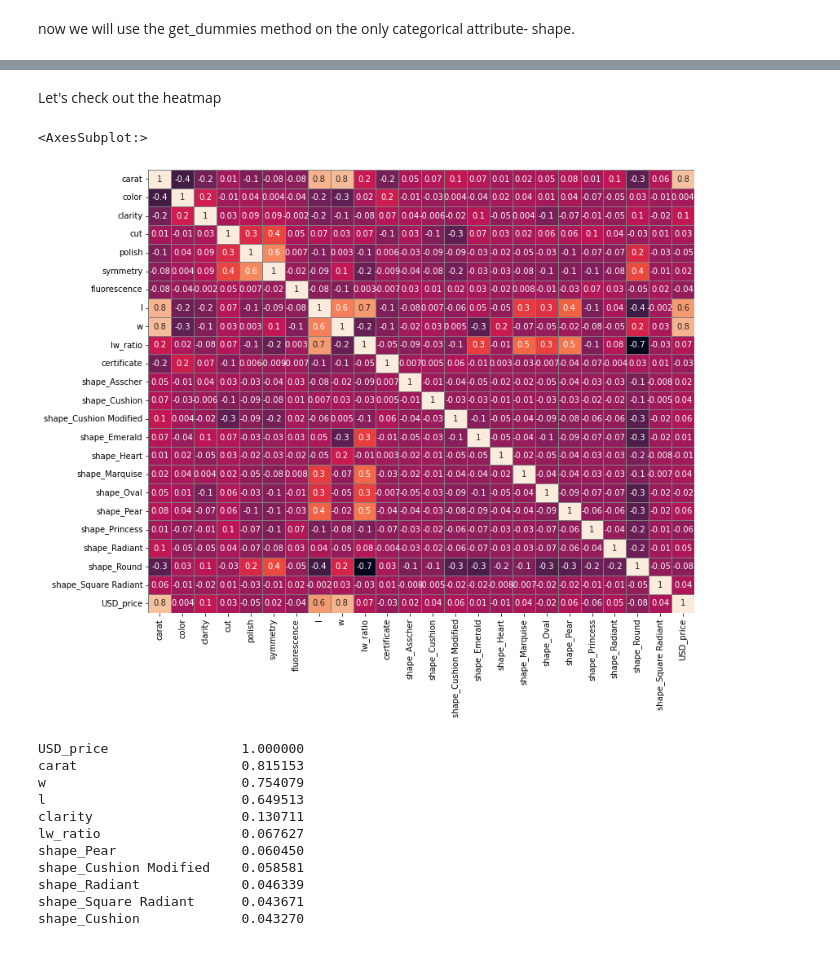
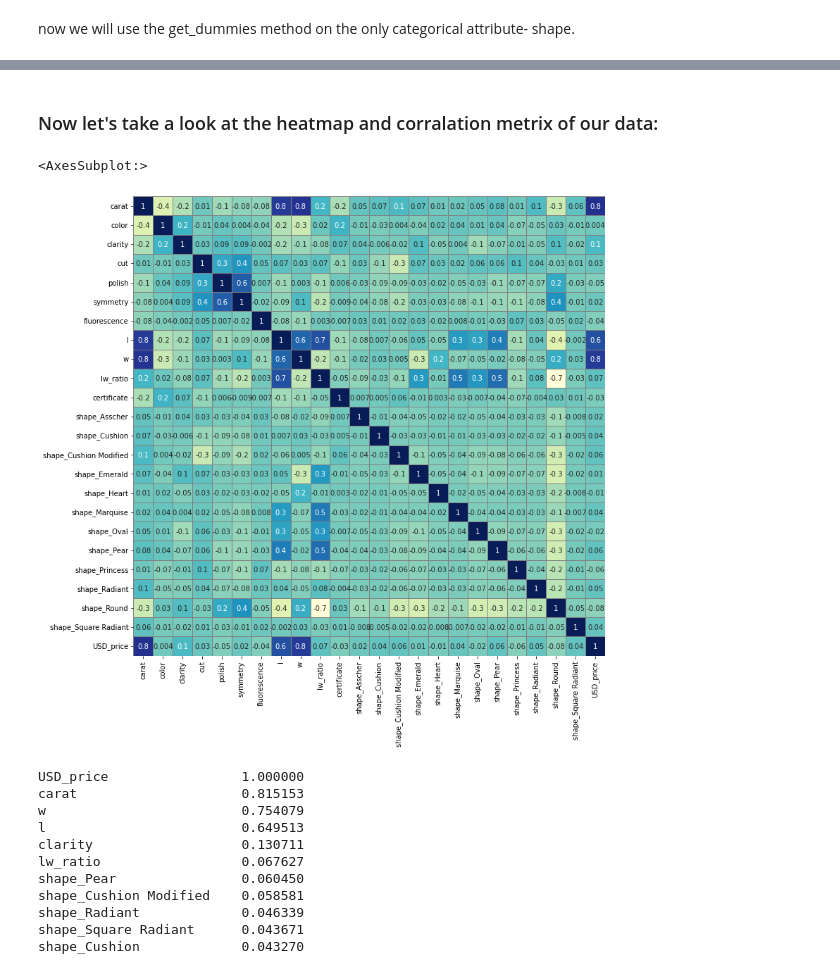
Before and after one commit to GitlerIsrael/Diamonds-price-prediction-model, a Jupyter notebook: Diamond-price-prediction-model.ipynb, the cells around one changed output, grey strips where cells are left out. Drawn from its saved outputs; the diff is of its cells as text; code cells hidden in the pictures.

```diff
--- a/Diamond-price-prediction-model.ipynb
+++ b/Diamond-price-prediction-model.ipynb
@@ -529,11 +639,11 @@ train_set.head()
 # %% [markdown]
-Let's check out the heatmap
+### Now let's take a look at the heatmap and corralation metrix of our data:
 # %%
-fig, ax = plt.subplots(figsize=(12,10))
-sns.heatmap(train_set.corr(), annot=True, fmt='.1g', cbar=False, linewidths=0.5, linecolor='grey')
+plt.figure(figsize = (12,12))
+sns.heatmap(train_set.corr(), annot=True, fmt='.1g', cbar=False, linewidths=0.5, linecolor='grey', cmap="YlGnBu")
 # %% [output]
 <AxesSubplot:>
-[figure, old version]
+[figure, new version]
 # %%
 corr_matrix = train_set.corr()
 corr_matrix["USD_price"].sort_values(ascending = False)
```
Also changed, not shown: parts of 66 cells of this notebook, 14 other files.
